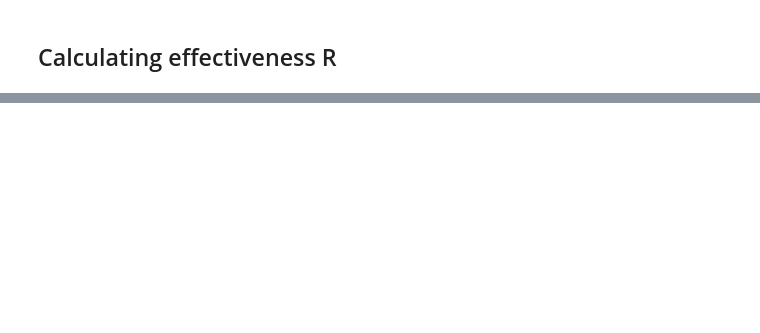
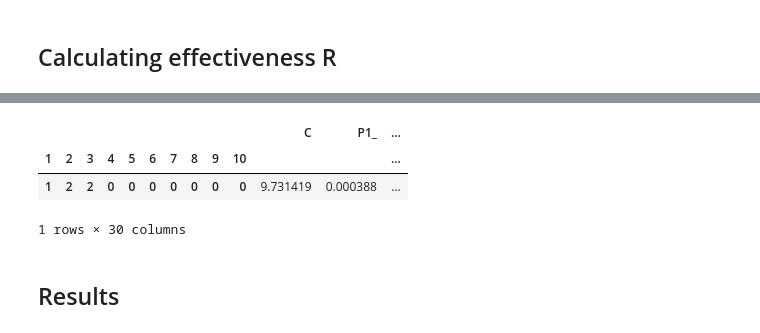
Before and after one commit to Megalitum/savchenko_labs, a Jupyter notebook: semiannual_project.ipynb, the cells around one changed output, grey strips where cells are left out. Cells and saved outputs as stored; diff of their text form; code cells hidden in the pictures; blank space fills up the shorter version.

```diff
--- a/semiannual_project.ipynb
+++ b/semiannual_project.ipynb
@@ -50,0 +33,14 @@ cross_rel = {(i, j):np.zeros((s1, s2)) for (i,s1), (j,s2) in itertools.product(e
+# %%
+outer_f_s = (2, 4, 4, 8, 3, 3, 7, 3, 3, 9) # внешние факторы - размеры столбиков
+outer_f_p = [
+    np.array([0.35,0.65]), # вероятности
+    np.array([0.05, 0.30, 0.43, 0.22]),
+    np.array([0.29, 0.21, 0.44, 0.06]),
+    np.array([0.17, 0.09, 0.06, 0.12, 0.18, 0.17, 0.14, 0.06]),
+    np.array([0.42, 0.18, 0.40]),
+    np.array([0.51, 0.42, 0.07]),
+    np.array([0.25, 0.20, 0.09, 0.04, 0.15, 0.11, 0.16]),
+    np.array([0.53, 0.33, 0.13]),
+    np.array([0.23, 0.34, 0.43]),
+    np.array([0.19, 0.07, 0.02, 0.12, 0.10, 0.15, 0.19, 0.06, 0.09])
+]
@@ -160,0 +361,9 @@ inner_effectiveness = calculate_effectiveness(df_outer, inner_f_s)
+# %%
+df_outer[df_outer['JP'] == df_outer['JP'].max()]
+# %% [output]
+|  |  |  |  |  |  |  |  |  |  | C | P1_ | ... |
+| 1 | 2 | 3 | 4 | 5 | 6 | 7 | 8 | 9 | 10 |  |  | ... |
+| 1 | 2 | 2 | 0 | 0 | 0 | 0 | 0 | 0 | 0 | 9.731419 | 0.000388 | ... |
+1 rows × 30 columns
+# %% [markdown]
+## Results
```
Also changed, not shown: parts of 9 cells of this notebook, 1 other file.
